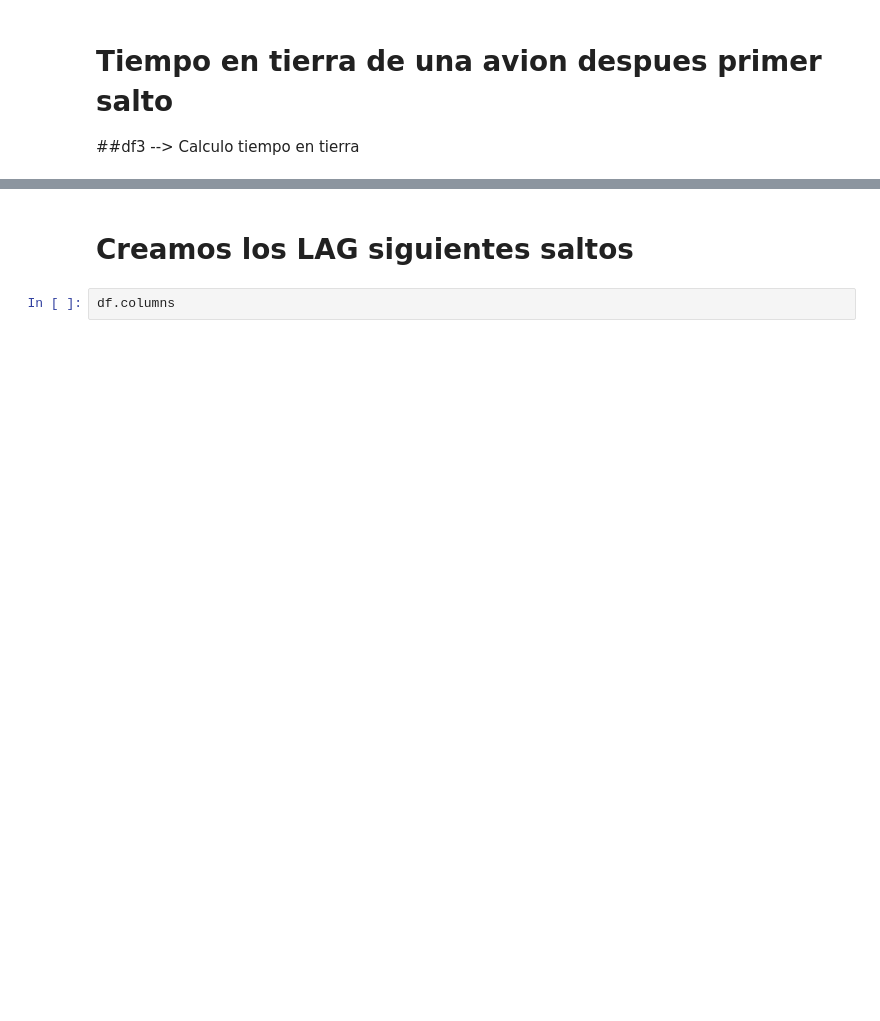
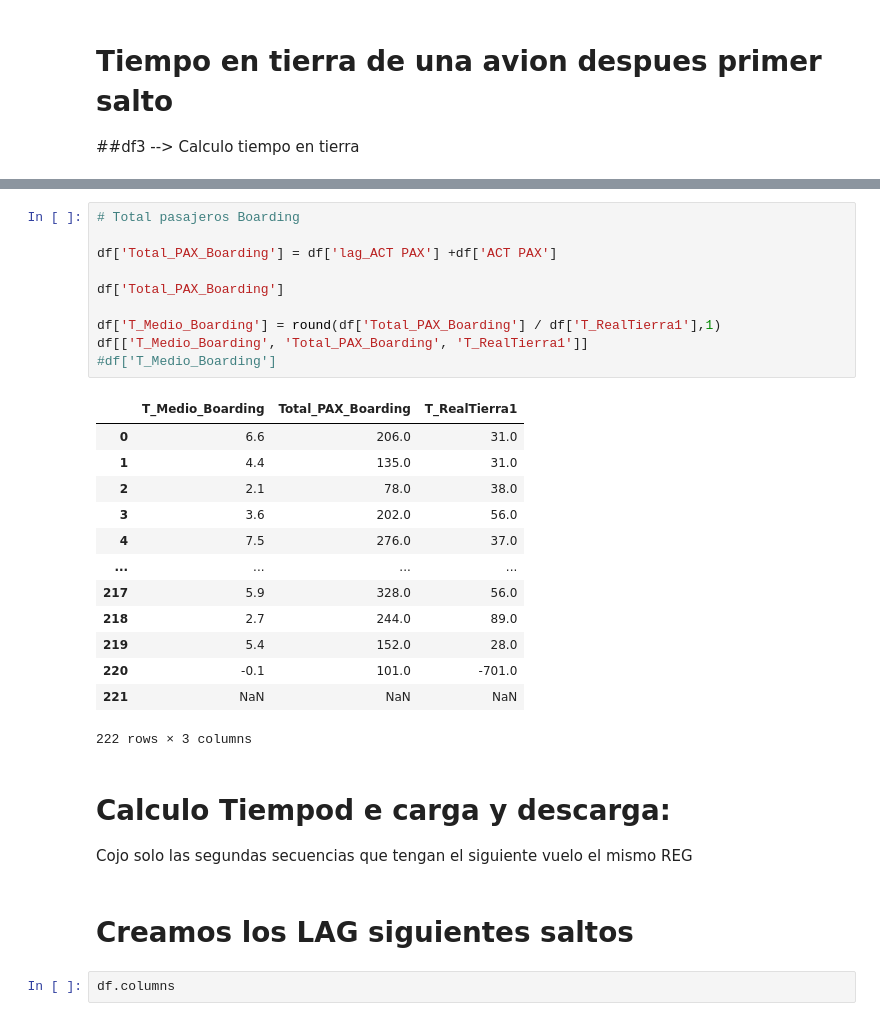
Before and after one commit to JMML2021/Analisis-Compa-ia-Aerea-Espa-ola, a Jupyter notebook: Calculo Vueling 2022 con codigos Rev E.ipynb, the cells around one changed output, grey strips where cells are left out. Cells and saved outputs as stored; diff of their text form; blank space fills up the shorter version.

```diff
--- a/Calculo Vueling 2022 con codigos Rev E.ipynb
+++ b/Calculo Vueling 2022 con codigos Rev E.ipynb
@@ -682,4 +678,31 @@ df['Puntualidad1'].head(3)
 Name: Puntualidad1, dtype: float64
+# %%
+# Total pasajeros Boarding
+
+df['Total_PAX_Boarding'] = df['lag_ACT PAX'] +df['ACT PAX']
+
+df['Total_PAX_Boarding']
+
+df['T_Medio_Boarding'] = round(df['Total_PAX_Boarding'] / df['T_RealTierra1'],1)
+df[['T_Medio_Boarding', 'Total_PAX_Boarding', 'T_RealTierra1']]
+#df['T_Medio_Boarding']
+# %% [output]
+|  | T_Medio_Boarding | Total_PAX_Boarding | T_RealTierra1 |
+| 0 | 6.6 | 206.0 | 31.0 |
+| 1 | 4.4 | 135.0 | 31.0 |
+| 2 | 2.1 | 78.0 | 38.0 |
+| 3 | 3.6 | 202.0 | 56.0 |
+| 4 | 7.5 | 276.0 | 37.0 |
+| ... | ... | ... | ... |
+| 217 | 5.9 | 328.0 | 56.0 |
+| 218 | 2.7 | 244.0 | 89.0 |
+| 219 | 5.4 | 152.0 | 28.0 |
+| 220 | -0.1 | 101.0 | -701.0 |
+| 221 | NaN | NaN | NaN |
+222 rows × 3 columns
+# %% [markdown]
+# Calculo Tiempod e carga y descarga:
+Cojo solo las segundas secuencias que tengan el siguiente vuelo el mismo REG
 # %% [markdown]
 # Creamos los LAG siguientes saltos
 # %%
```
Also changed, not shown: parts of 19 cells of this notebook.
